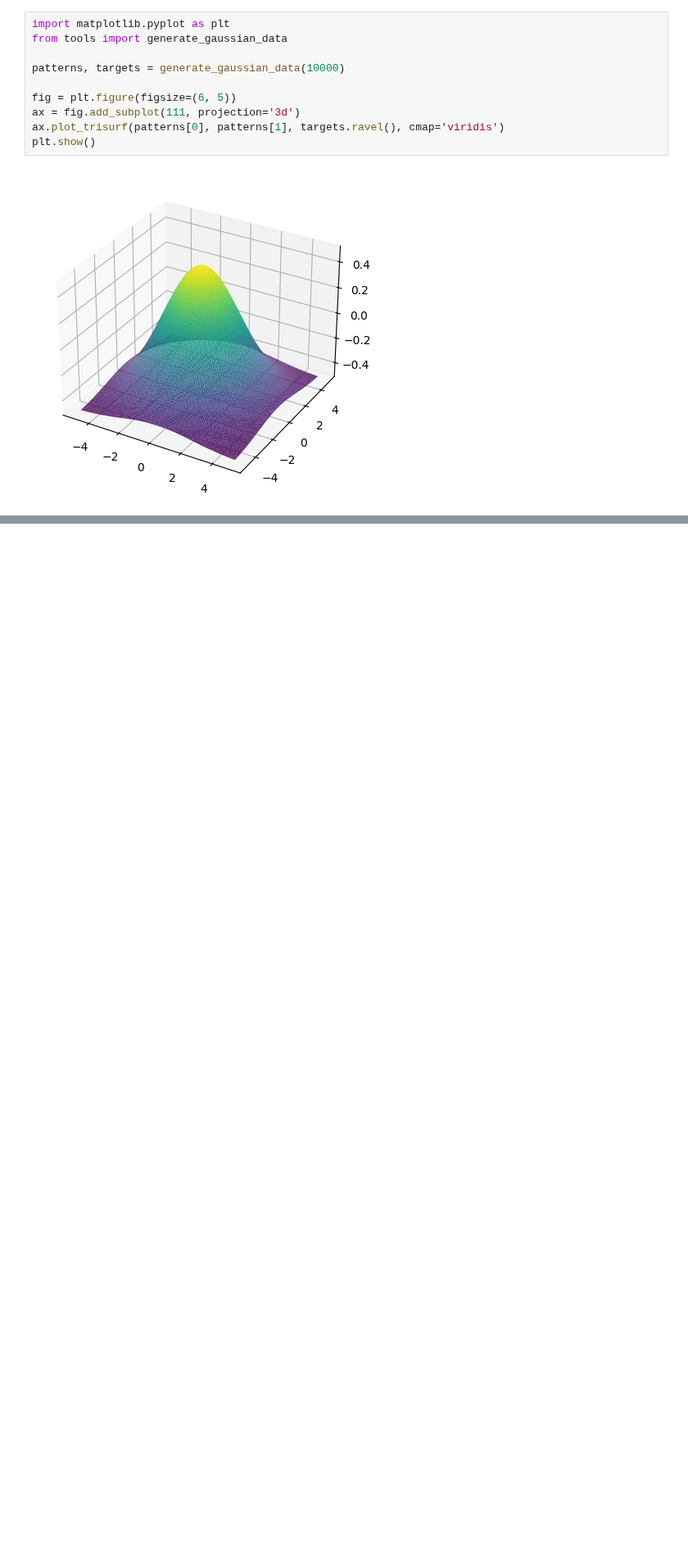
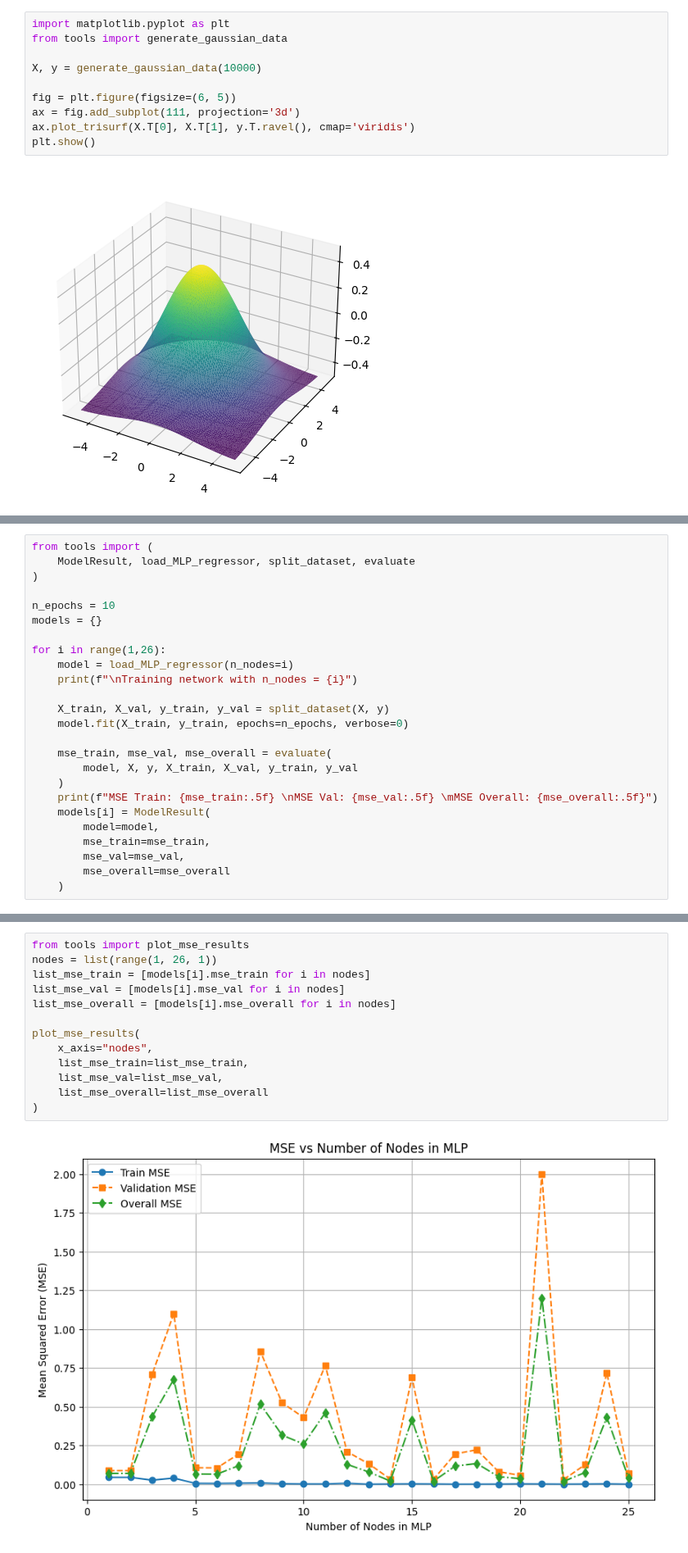
Before and after one commit to nathanansel28/DD2437, a Jupyter notebook: lab1b/split2.ipynb, the cells around one changed output, grey strips where cells are left out. Shown at 82% size. Drawn from its saved outputs; the diff is of its cells as text; blank space fills up the shorter version.

Commit message:
feat: complete split 2.

```diff
--- a/lab1b/split2.ipynb
+++ b/lab1b/split2.ipynb
@@ -2,11 +2,11 @@
 import matplotlib.pyplot as plt
 from tools import generate_gaussian_data
 
-patterns, targets = generate_gaussian_data(10000)
+X, y = generate_gaussian_data(10000)
 
 fig = plt.figure(figsize=(6, 5))
 ax = fig.add_subplot(111, projection='3d')
-ax.plot_trisurf(patterns[0], patterns[1], targets.ravel(), cmap='viridis')
+ax.plot_trisurf(X.T[0], X.T[1], y.T.ravel(), cmap='viridis')
 plt.show()
 # %% [output]
 [figure]
@@ -12,0 +15,25 @@ plt.show()
+# %%
+from tools import (
+    ModelResult, load_MLP_regressor, split_dataset, evaluate
+)
+
+n_epochs = 10
+models = {}
+
+for i in range(1,26):
+    model = load_MLP_regressor(n_nodes=i)
+    print(f"\nTraining network with n_nodes = {i}")
+
+    X_train, X_val, y_train, y_val = split_dataset(X, y)
+    model.fit(X_train, y_train, epochs=n_epochs, verbose=0)
+
+    mse_train, mse_val, mse_overall = evaluate(
+        model, X, y, X_train, X_val, y_train, y_val
+    )
+    print(f"MSE Train: {mse_train:.5f} \nMSE Val: {mse_val:.5f} \mMSE Overall: {mse_overall:.5f}")
+    models[i] = ModelResult(
+        model=model,
+        mse_train=mse_train,
+        mse_val=mse_val,
+        mse_overall=mse_overall
+    )
@@ -12,0 +58,15 @@ plt.show()
+# %%
+from tools import plot_mse_results
+nodes = list(range(1, 26, 1))
+list_mse_train = [models[i].mse_train for i in nodes]
+list_mse_val = [models[i].mse_val for i in nodes]
+list_mse_overall = [models[i].mse_overall for i in nodes]
+
+plot_mse_results(
+    x_axis="nodes",
+    list_mse_train=list_mse_train,
+    list_mse_val=list_mse_val,
+    list_mse_overall=list_mse_overall
+)
+# %% [output]
+[figure, added]
```
Also changed, not shown: parts of 7 cells of this notebook, 1 other file.
